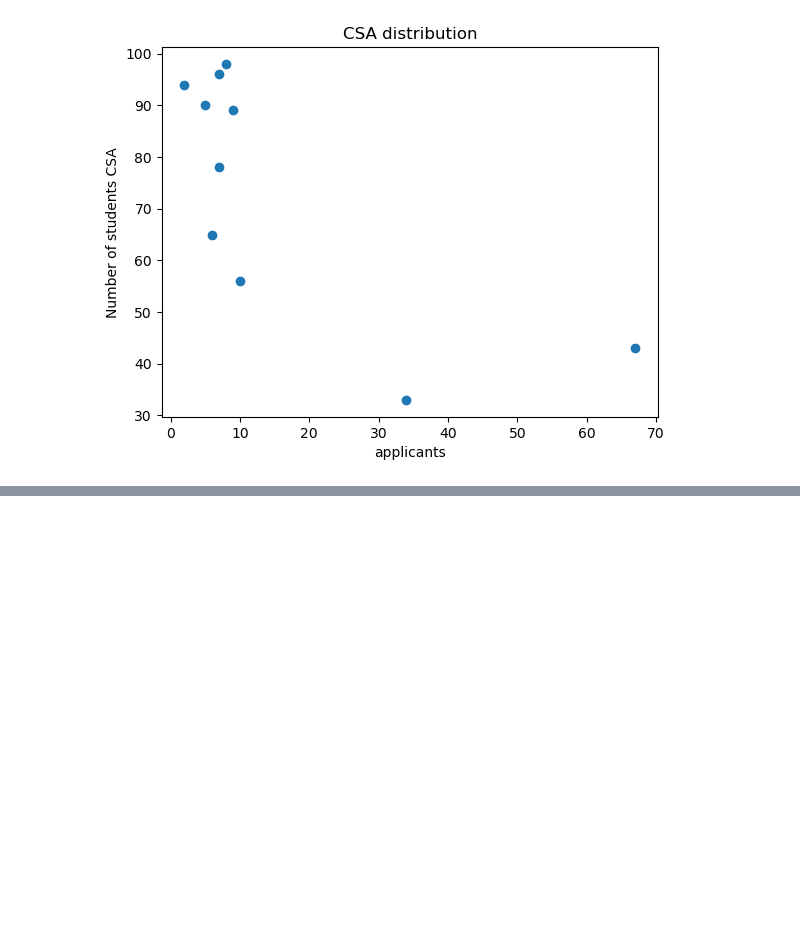
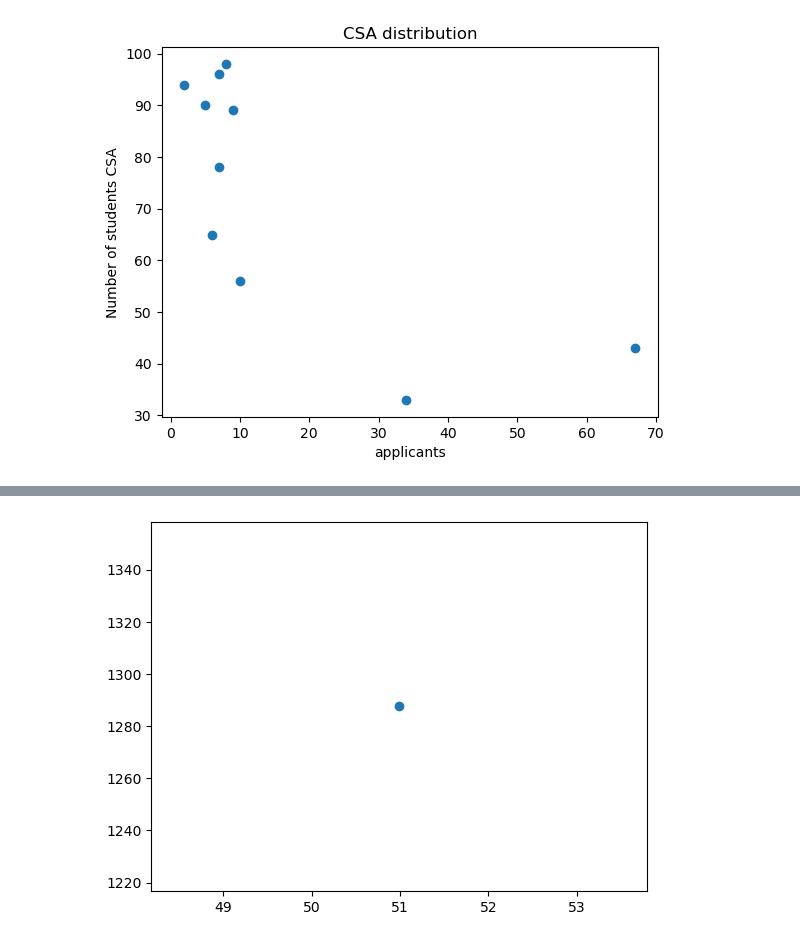
Before and after one commit to csaafrica/mental_CSA, a Jupyter notebook: notebooks/DATA VISUALIZATION.ipynb, the cells around one changed output, grey strips where cells are left out. Cells and saved outputs as stored; diff of their text form; code cells hidden in the pictures; blank space fills up the shorter version.

```diff
--- a/notebooks/DATA VISUALIZATION.ipynb
+++ b/notebooks/DATA VISUALIZATION.ipynb
@@ -54,0 +262,8 @@ plt.show()
+# %%
+#scatter plot for pop of kenya in the year 2002
+x=["gdp_per_cap"]
+y=["life_exp"]
+plt.scatter(gapminder_2002Kenya["life_exp"], gapminder_2002Kenya["gdp_per_cap"])
+plt.show()
+# %% [output]
+[figure, added]
```
Also changed, not shown: parts of 30 cells of this notebook.
